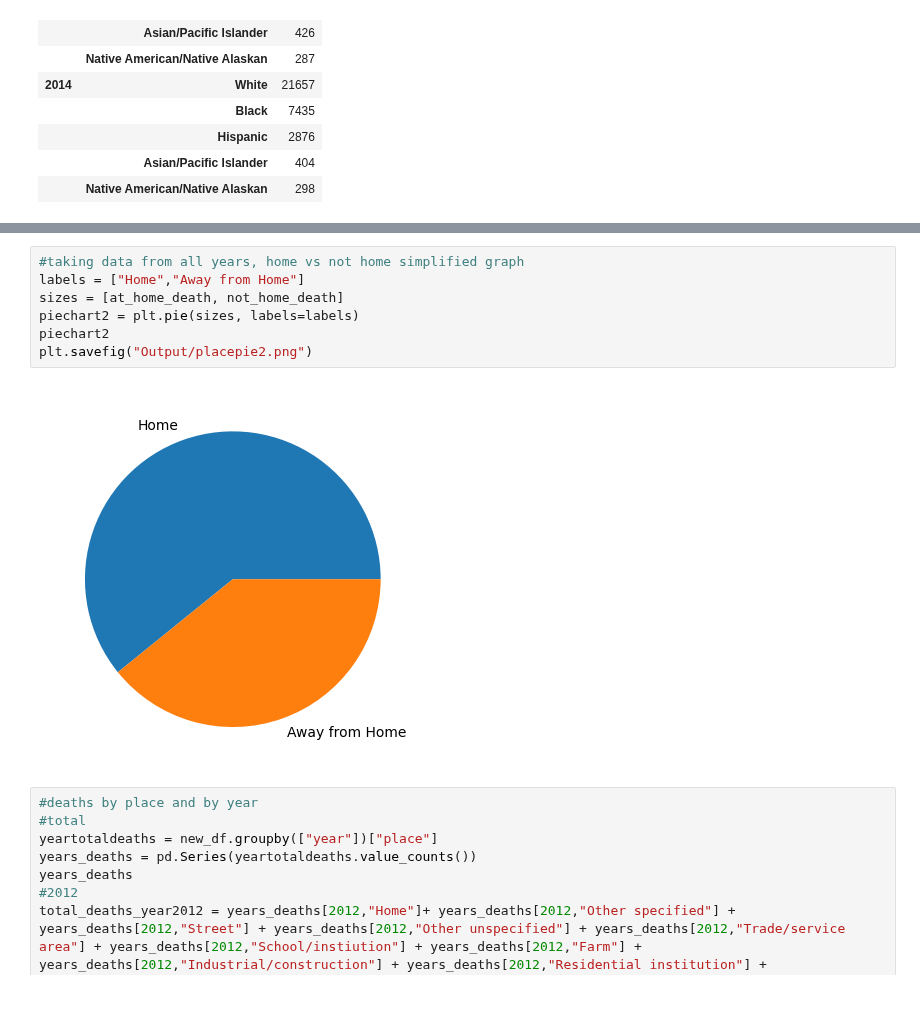
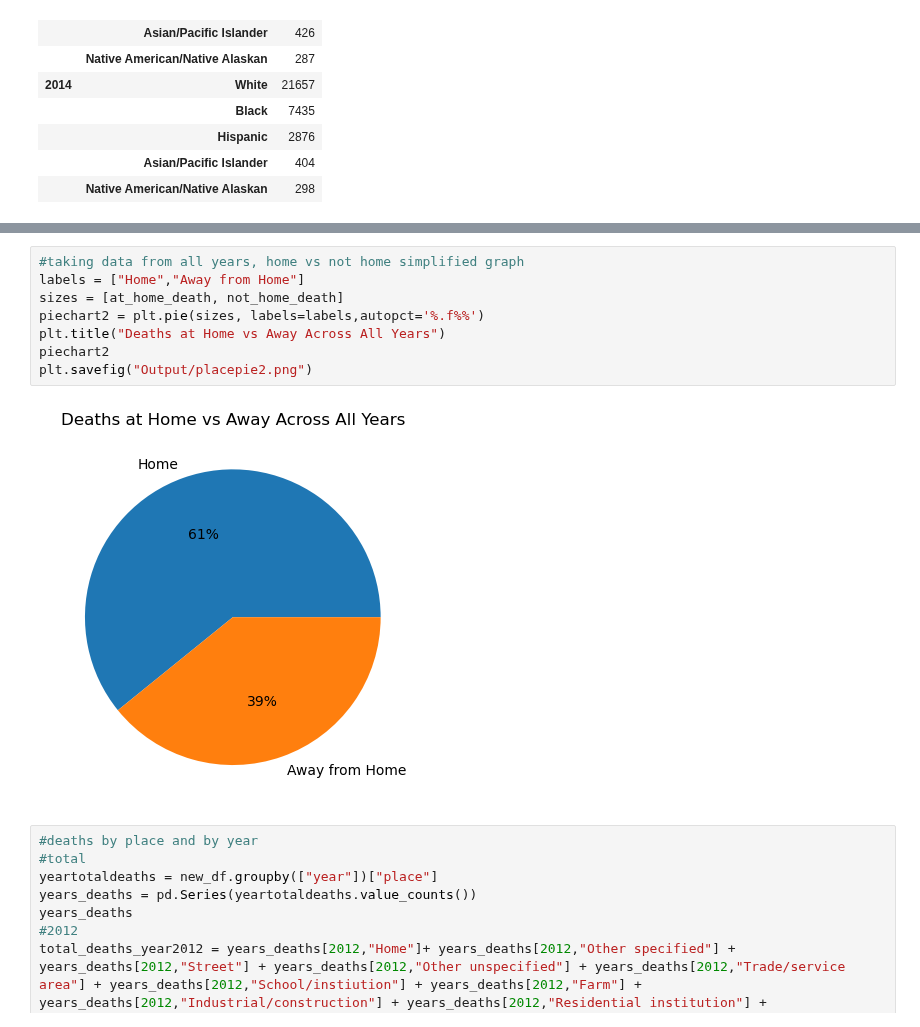
Before and after one commit to RianaBrown/Project1-Team3, a Jupyter notebook: Merged_Guns_in_America .ipynb, the cells around one changed output, grey strips where cells are left out. Saved outputs shown, nothing was run; the diff lists cells and outputs as text; blank space fills up the shorter version.

```diff
--- a/Merged_Guns_in_America .ipynb
+++ b/Merged_Guns_in_America .ipynb
@@ -206,12 +212,13 @@ plt.savefig("Output/placepie1.png")
 # %%
 #taking data from all years, home vs not home simplified graph
 labels = ["Home","Away from Home"]
 sizes = [at_home_death, not_home_death]
-piechart2 = plt.pie(sizes, labels=labels)
+piechart2 = plt.pie(sizes, labels=labels,autopct='%.f%%')
+plt.title("Deaths at Home vs Away Across All Years")
 piechart2
 plt.savefig("Output/placepie2.png")
 # %% [output]
-[figure, old version]
+[figure, new version]
 # %%
 #deaths by place and by year
 #total
```
Also changed, not shown: parts of 16 cells of this notebook, 11 other files.
